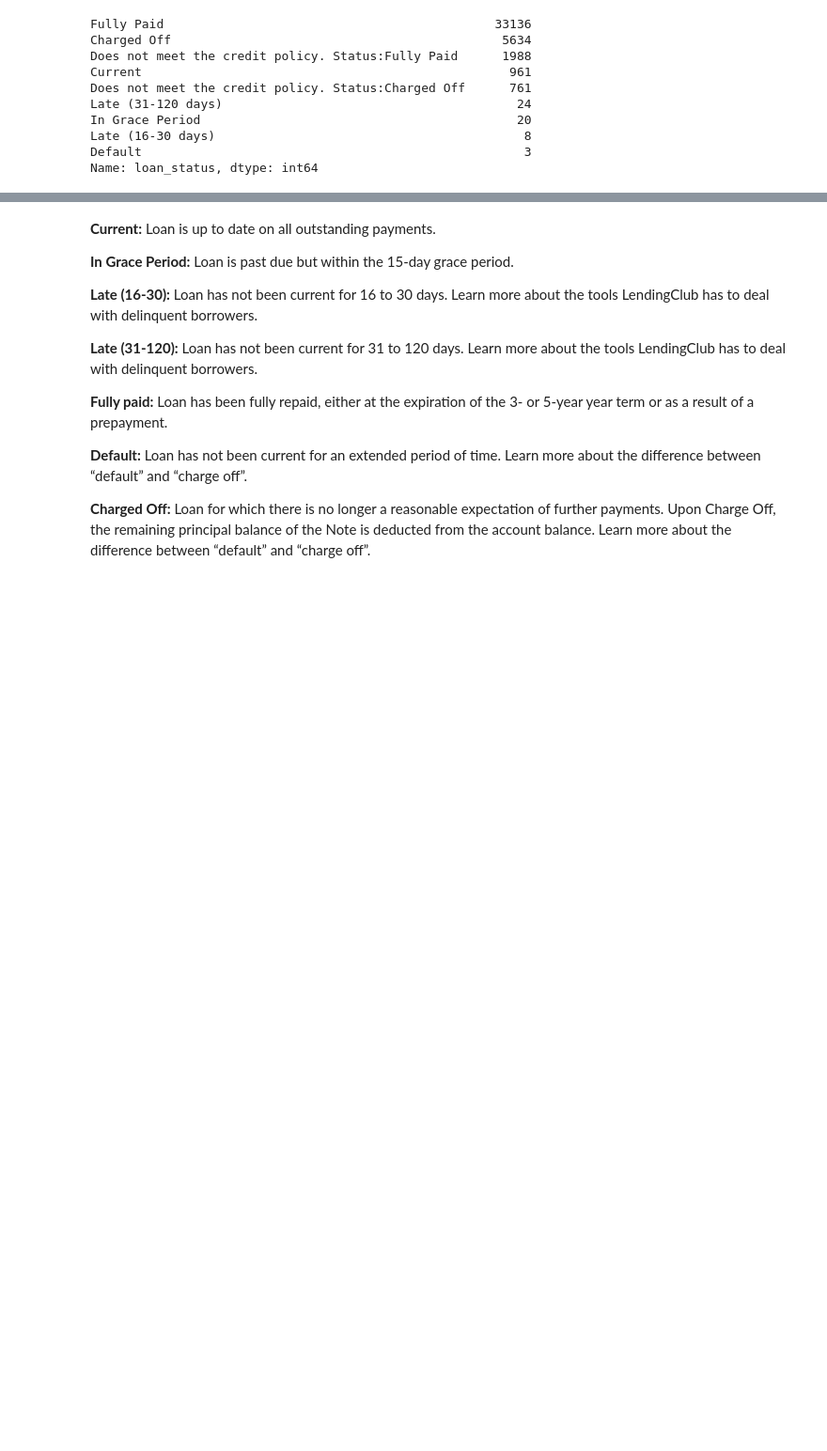
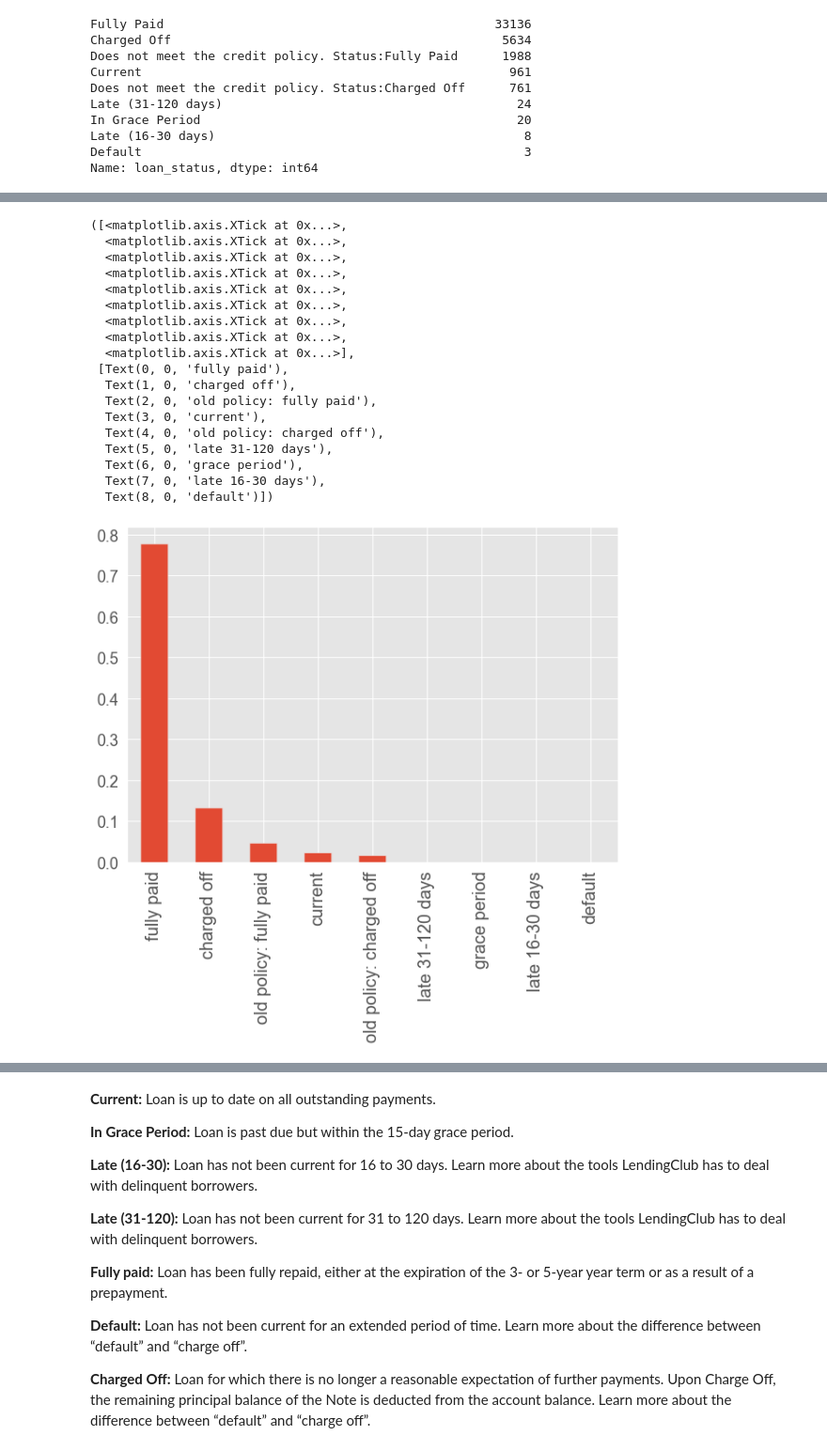
Before and after one commit to jb-ds2020/2nd_Project, a Jupyter notebook: 2020-LendingClub_EDA.ipynb, the cells around one changed output, grey strips where cells are left out. Shown at 94% size. Cells and saved outputs as stored; diff of their text form; code cells hidden in the pictures; blank space fills up the shorter version.

```diff
--- a/2020-LendingClub_EDA.ipynb
+++ b/2020-LendingClub_EDA.ipynb
@@ -604 +611,24 @@ df['loan_status'].value_counts().plot(kind='bar');
+# %%
+df['loan_status'].value_counts(normalize=True).plot(kind='bar',figsize=(10,7));
+plt.xticks(np.arange(9), ('fully paid', 'charged off', 'old policy: fully paid', 'current', 'old policy: charged off', 'late 31-120 days', 'grace period', 'late 16-30 days', 'default'), fontsize=20)
+# %% [output]
+([<matplotlib.axis.XTick at 0x...>,
+  <matplotlib.axis.XTick at 0x...>,
+  <matplotlib.axis.XTick at 0x...>,
+  <matplotlib.axis.XTick at 0x...>,
+  <matplotlib.axis.XTick at 0x...>,
+  <matplotlib.axis.XTick at 0x...>,
+  <matplotlib.axis.XTick at 0x...>,
+  <matplotlib.axis.XTick at 0x...>,
+  <matplotlib.axis.XTick at 0x...>],
+ [Text(0, 0, 'fully paid'),
+  Text(1, 0, 'charged off'),
+  Text(2, 0, 'old policy: fully paid'),
+  Text(3, 0, 'current'),
+  Text(4, 0, 'old policy: charged off'),
+  Text(5, 0, 'late 31-120 days'),
+  Text(6, 0, 'grace period'),
+  Text(7, 0, 'late 16-30 days'),
+  Text(8, 0, 'default')])
+[figure, added]
 # %%
```
Also changed, not shown: parts of 62 cells of this notebook, 23 other files.
